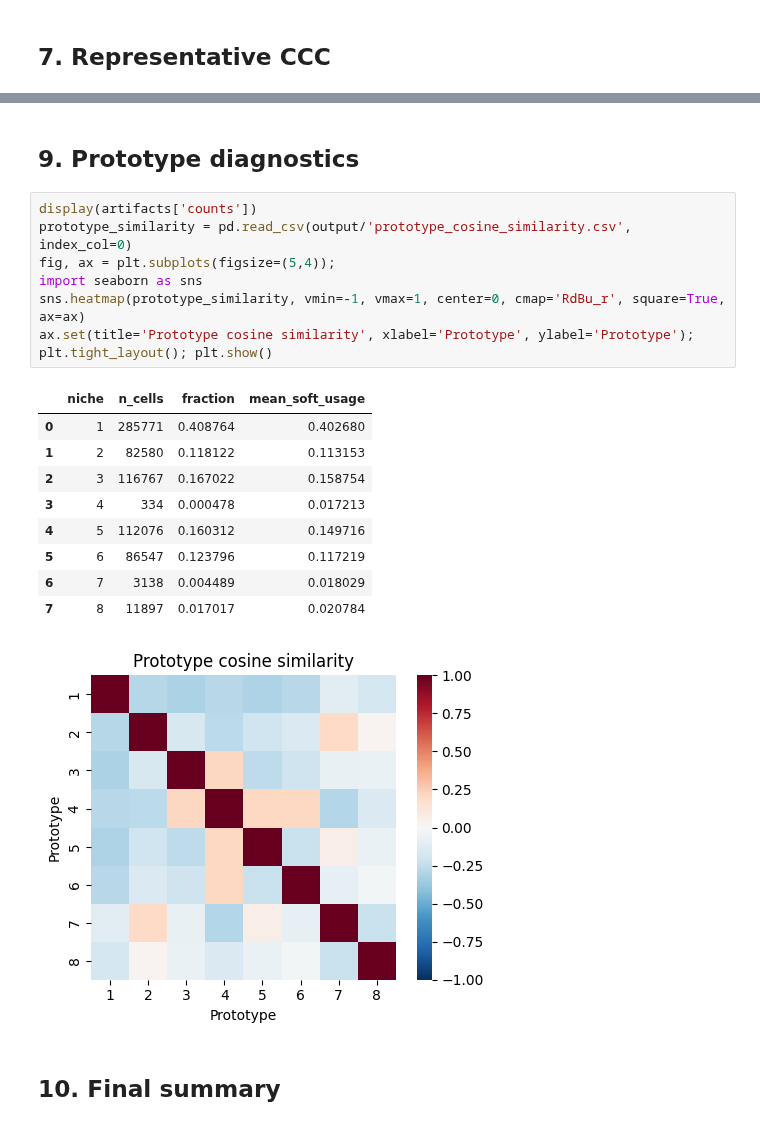
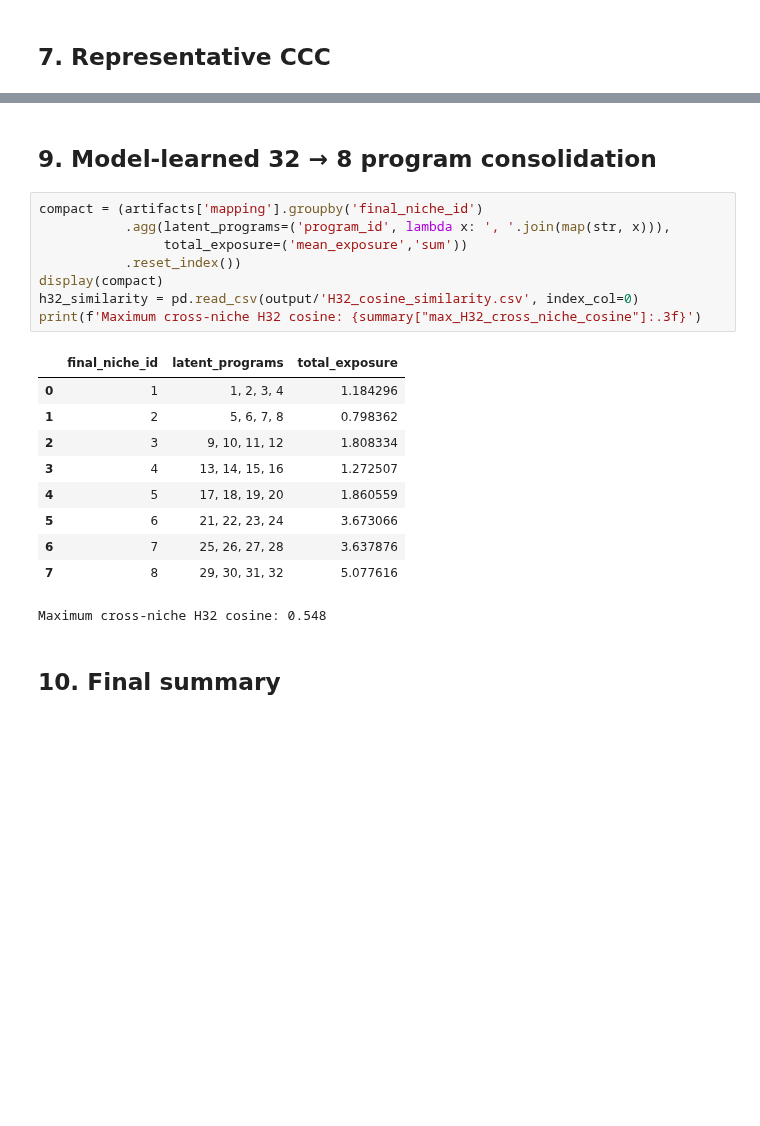
Before and after one commit to shuailinxue/CCC_Phe, a Jupyter notebook: V1006/XeniumPrime5K_Breast_V1006_niche_walkthrough.ipynb, the cells around one changed output, grey strips where cells are left out. Drawn from its saved outputs; the diff is of its cells as text; blank space fills up the shorter version.

```diff
--- a/V1006/XeniumPrime5K_Breast_V1006_niche_walkthrough.ipynb
+++ b/V1006/XeniumPrime5K_Breast_V1006_niche_walkthrough.ipynb
@@ -233,23 +235,24 @@ representative_h_heatmap(artifacts['H8'], prepared.features); plt.show()
-# %% [markdown]
-## 9. Prototype diagnostics
-# %%
-display(artifacts['counts'])
-prototype_similarity = pd.read_csv(output/'prototype_cosine_similarity.csv', index_col=0)
-fig, ax = plt.subplots(figsize=(5,4));
-import seaborn as sns
-sns.heatmap(prototype_similarity, vmin=-1, vmax=1, center=0, cmap='RdBu_r', square=True, ax=ax)
-ax.set(title='Prototype cosine similarity', xlabel='Prototype', ylabel='Prototype'); plt.tight_layout(); plt.show()
-# %% [output]
-|  | niche | n_cells | fraction | mean_soft_usage |
-| 0 | 1 | 285771 | 0.408764 | 0.402680 |
-| 1 | 2 | 82580 | 0.118122 | 0.113153 |
-| 2 | 3 | 116767 | 0.167022 | 0.158754 |
-| 3 | 4 | 334 | 0.000478 | 0.017213 |
-| 4 | 5 | 112076 | 0.160312 | 0.149716 |
-| 5 | 6 | 86547 | 0.123796 | 0.117219 |
-| 6 | 7 | 3138 | 0.004489 | 0.018029 |
-| 7 | 8 | 11897 | 0.017017 | 0.020784 |
-[figure, removed]
+# %% [markdown]
+## 9. Model-learned 32 → 8 program consolidation
+# %%
+compact = (artifacts['mapping'].groupby('final_niche_id')
+           .agg(latent_programs=('program_id', lambda x: ', '.join(map(str, x))),
+                total_exposure=('mean_exposure','sum'))
+           .reset_index())
+display(compact)
+h32_similarity = pd.read_csv(output/'H32_cosine_similarity.csv', index_col=0)
+print(f'Maximum cross-niche H32 cosine: {summary["max_H32_cross_niche_cosine"]:.3f}')
+# %% [output]
+|  | final_niche_id | latent_programs | total_exposure |
+| 0 | 1 | 1, 2, 3, 4 | 1.184296 |
+| 1 | 2 | 5, 6, 7, 8 | 0.798362 |
+| 2 | 3 | 9, 10, 11, 12 | 1.808334 |
+| 3 | 4 | 13, 14, 15, 16 | 1.272507 |
+| 4 | 5 | 17, 18, 19, 20 | 1.860559 |
+| 5 | 6 | 21, 22, 23, 24 | 3.673066 |
+| 6 | 7 | 25, 26, 27, 28 | 3.637876 |
+| 7 | 8 | 29, 30, 31, 32 | 5.077616 |
+Maximum cross-niche H32 cosine: 0.548
 # %% [markdown]
 ## 10. Final summary
 # %%
```
Also changed, not shown: parts of 11 cells of this notebook, 13 other files.
